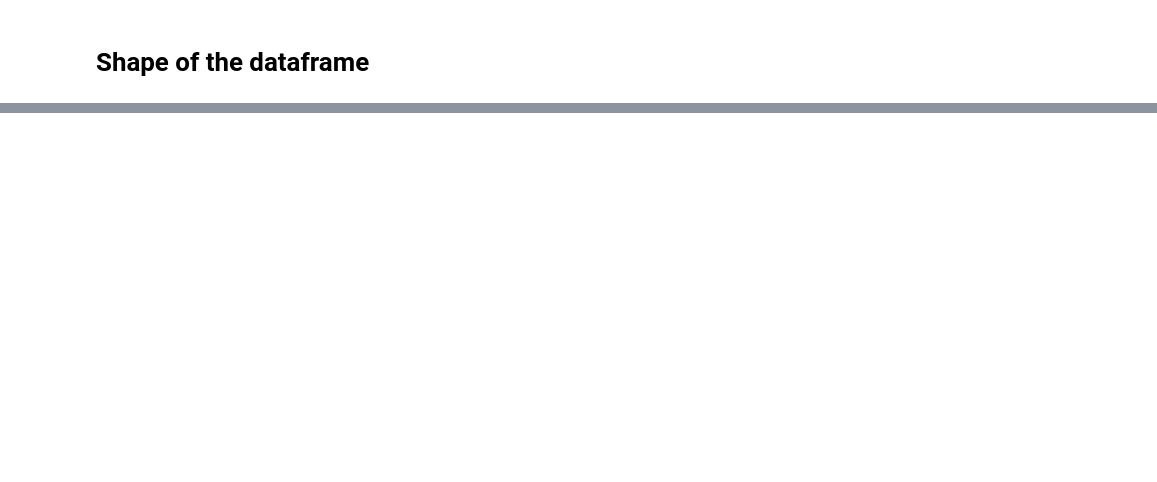
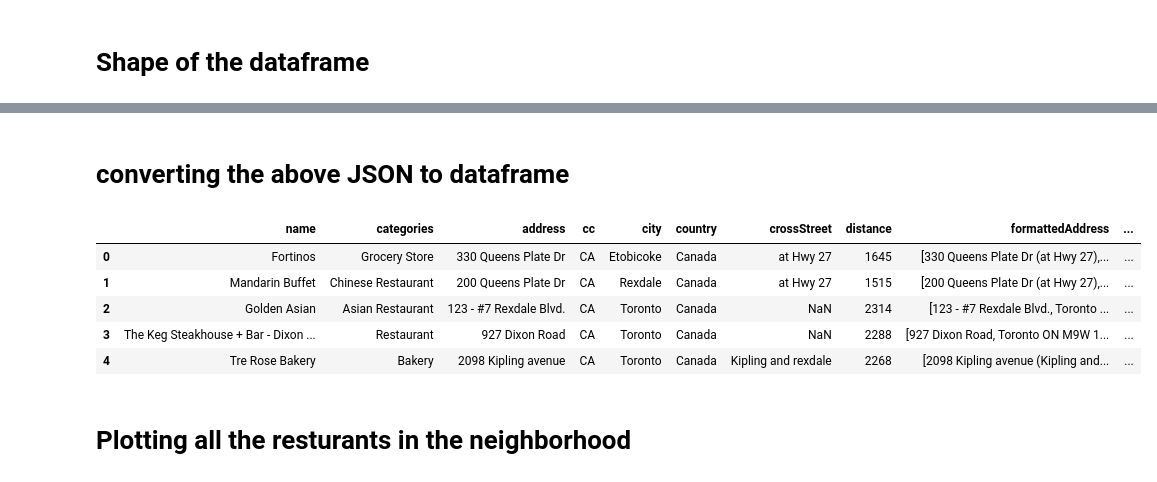
Before and after one commit to arajpal25/Coursera-Capstone, a Jupyter notebook: Week3Assignment1.ipynb, the cells around one changed output, grey strips where cells are left out. Saved outputs shown, nothing was run; the diff lists cells and outputs as text; code cells hidden in the pictures; blank space fills up the shorter version.

```diff
--- a/Week3Assignment1.ipynb
+++ b/Week3Assignment1.ipynb
@@ -145,0 +131,9 @@ df_upd.shape
+# %%
+LATITUDE= 43.706748
+LONGITUDE = -79.594054
+CLIENT_ID = 'PJHVABWBETOR53I2N3GKF1XVZZANCEYSNY5HK2IZC2LNY1BB'
+CLIENT_SECRET = 'O0JDJQJPH04WFFHQN05VVEKTEA3WDY3NCIDCTUWIWK4XLBWI'
+VERSION = '20200427'
+LIMIT = 30
+url = 'https://api.foursquare.com/v2/venues/explore?client_id={}&client_secret={}&ll={},{}&v={}&limit={}'.format(CLIENT_ID,CLIENT_SECRET,LATITUDE,LONGITUDE,VERSION,LIMIT)
+url
@@ -145,0 +176,3 @@ df_upd.shape
+# %%
+results = requests.get(url).json()
+results
@@ -145,0 +199,3 @@ df_upd.shape
+# %%
+res=results['response']['groups'][0]['items']
+res[2]
@@ -145,0 +220,37 @@ df_upd.shape
+# %% [markdown]
+# converting the above JSON to dataframe
+# %%
+# function that extracts the category of the venue
+def get_category_type(row):
+    try:
+        categories_list = row['categories']
+    except:
+        categories_list = row['venue.categories']
+
+    if len(categories_list) == 0:
+        return None
+    else:
+        return categories_list[0]['name']
+
+    df2 = json_normalize(res) # flatten JSON
+
+# filter columns
+filtered_columns = ['venue.name', 'venue.categories'] + [col for col in df2.columns if col.startswith('venue.location.')] + ['venue.id']
+dataframe_filtered = df2.loc[:, filtered_columns]
+
+# filter the category for each row
+dataframe_filtered['venue.categories'] = dataframe_filtered.apply(get_category_type, axis=1)
+
+# clean columns
+dataframe_filtered.columns = [col.split('.')[-1] for col in dataframe_filtered.columns]
+
+dataframe_filtered.head()
+# %% [output]
+|  | name | categories | address | cc | city | country | crossStreet | distance | formattedAddress | ... |
+| 0 | Fortinos | Grocery Store | 330 Queens Plate Dr | CA | Etobicoke | Canada | at Hwy 27 | 1645 | [330 Queens Plate Dr (at Hwy 27),... | ... |
+| 1 | Mandarin Buffet | Chinese Restaurant | 200 Queens Plate Dr | CA | Rexdale | Canada | at Hwy 27 | 1515 | [200 Queens Plate Dr (at Hwy 27),... | ... |
+| 2 | Golden Asian | Asian Restaurant | 123 - #7 Rexdale Blvd. | CA | Toronto | Canada | NaN | 2314 | [123 - #7 Rexdale Blvd., Toronto ... | ... |
+| 3 | The Keg Steakhouse + Bar - Dixon ... | Restaurant | 927 Dixon Road | CA | Toronto | Canada | NaN | 2288 | [927 Dixon Road, Toronto ON M9W 1... | ... |
+| 4 | Tre Rose Bakery | Bakery | 2098 Kipling avenue | CA | Toronto | Canada | Kipling and rexdale | 2268 | [2098 Kipling avenue (Kipling and... | ... |
+# %% [markdown]
+# Plotting all the resturants in the neighborhood
```
Also changed, not shown: parts of 21 cells of this notebook.
